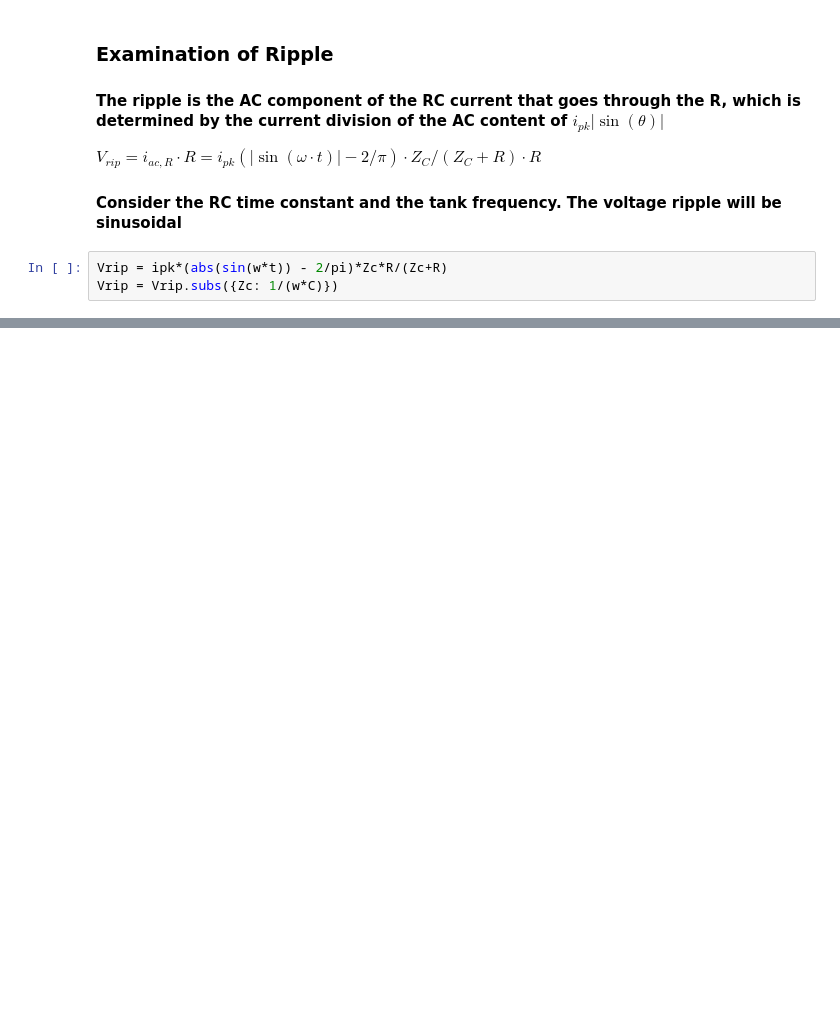
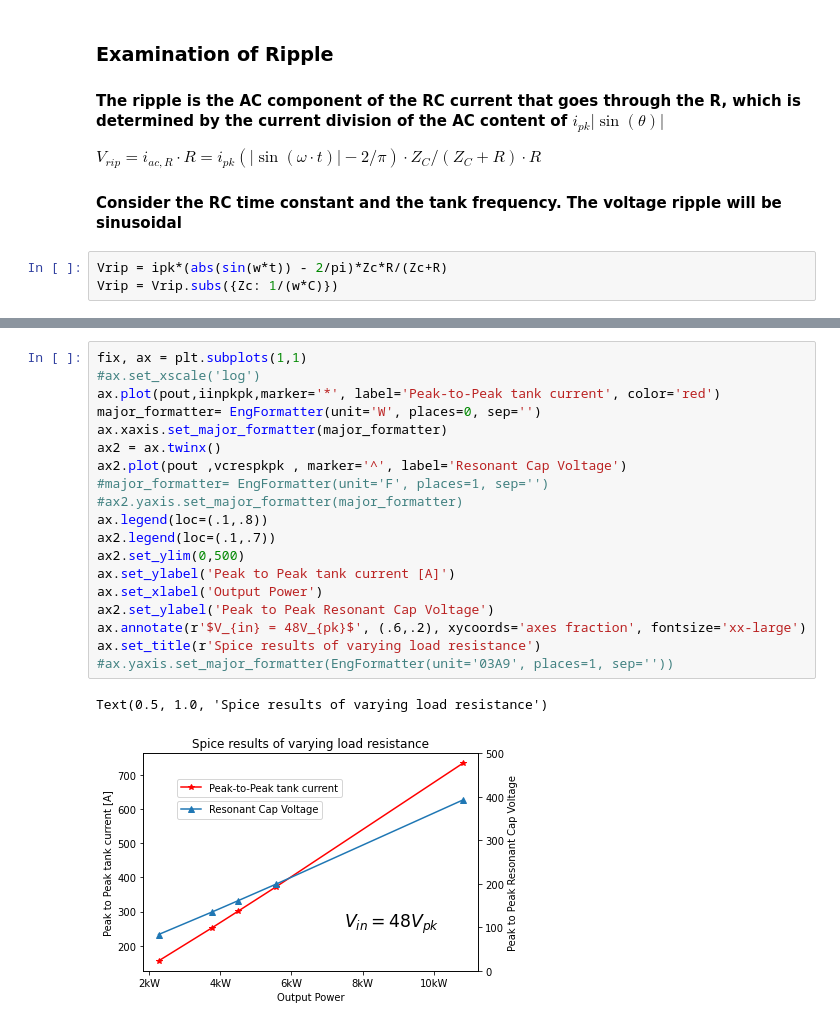
Before and after one commit to ninja-lab/PowerElectronics, a Jupyter notebook: RectifiedSinusoidTimeDomain.ipynb, the cells around one changed output, grey strips where cells are left out. Saved outputs shown, nothing was run; the diff lists cells and outputs as text; blank space fills up the shorter version.

```diff
--- a/RectifiedSinusoidTimeDomain.ipynb
+++ b/RectifiedSinusoidTimeDomain.ipynb
@@ -353,0 +502,22 @@ g(np.array([1,2,3]),np.ones(3)*2)
+# %%
+fix, ax = plt.subplots(1,1)
+#ax.set_xscale('log')
+ax.plot(pout,iinpkpk,marker='*', label='Peak-to-Peak tank current', color='red')
+major_formatter= EngFormatter(unit='W', places=0, sep='')
+ax.xaxis.set_major_formatter(major_formatter)
+ax2 = ax.twinx()
+ax2.plot(pout ,vcrespkpk , marker='^', label='Resonant Cap Voltage')
+#major_formatter= EngFormatter(unit='F', places=1, sep='')
+#ax2.yaxis.set_major_formatter(major_formatter)
+ax.legend(loc=(.1,.8))
+ax2.legend(loc=(.1,.7))
+ax2.set_ylim(0,500)
+ax.set_ylabel('Peak to Peak tank current [A]')
+ax.set_xlabel('Output Power')
+ax2.set_ylabel('Peak to Peak Resonant Cap Voltage')
+ax.annotate(r'$V_{in} = 48V_{pk}$', (.6,.2), xycoords='axes fraction', fontsize='xx-large')
+ax.set_title(r'Spice results of varying load resistance')
+#ax.yaxis.set_major_formatter(EngFormatter(unit='03A9', places=1, sep=''))
+# %% [output]
+Text(0.5, 1.0, 'Spice results of varying load resistance')
+[figure, added]
```
Also changed, not shown: parts of 29 cells of this notebook, 12 other files.
